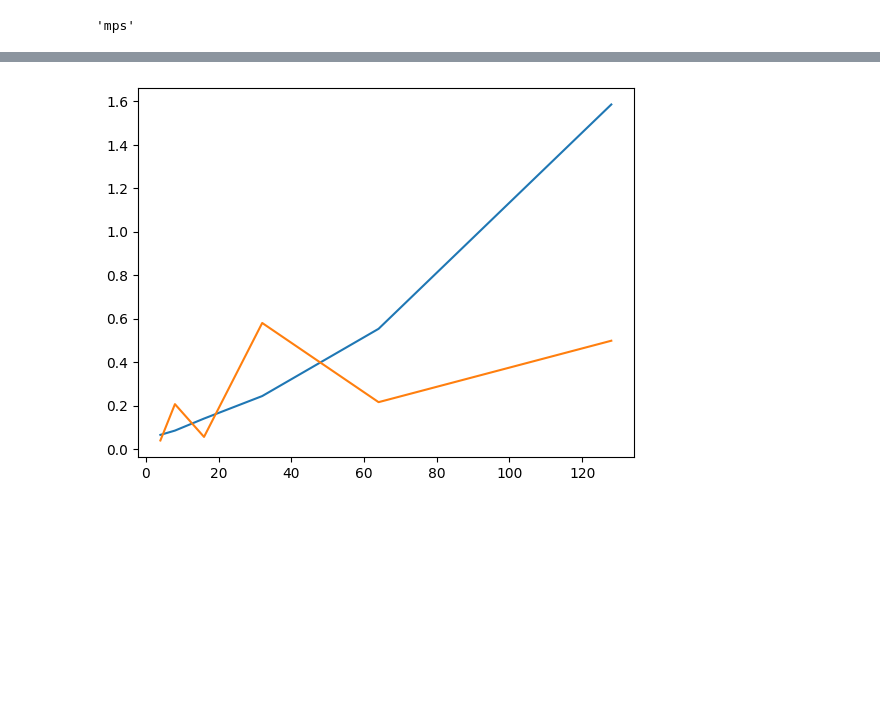
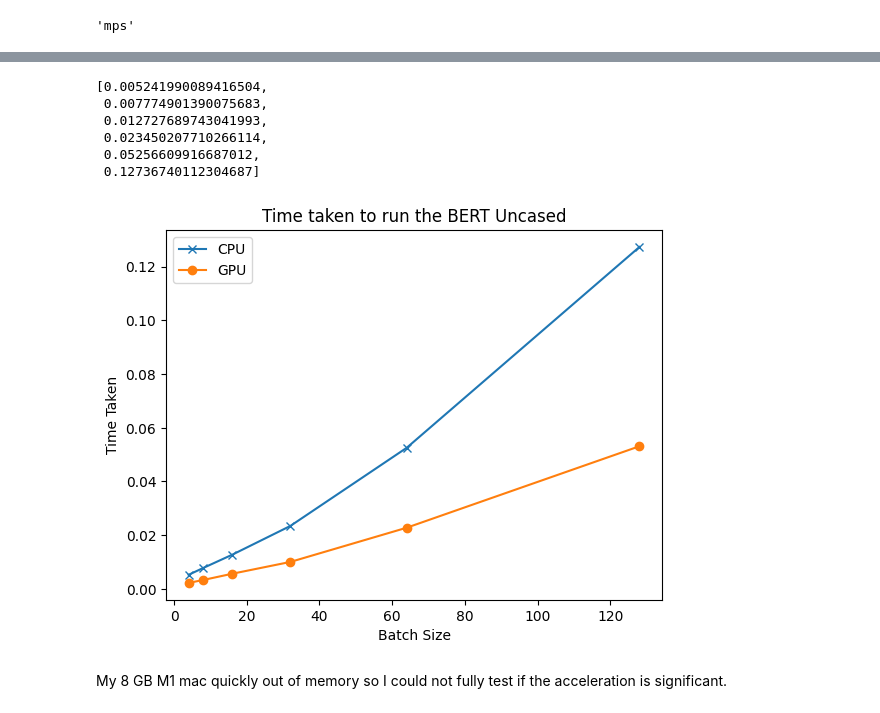
Before and after one commit to drimal/pytorch_acceleration_on_macM1, a Jupyter notebook: notebooks/MPS_Acceleration_tests.ipynb, the cells around one changed output, grey strips where cells are left out. Drawn from its saved outputs; the diff is of its cells as text; code cells hidden in the pictures; blank space fills up the shorter version.

Commit message:
rerun notebook with updated plots

```diff
--- a/notebooks/MPS_Acceleration_tests.ipynb
+++ b/notebooks/MPS_Acceleration_tests.ipynb
@@ -108,10 +88,29 @@ for i in range(2, b):
+# %%
+# Run on CPU
+cpu_times = run_tests()
+# %%
+# Run on GPU
+mps_times = run_tests(on_device='mps')
 # %%
 import matplotlib.pyplot as plt
 # %%
-batch_sizes = [2**i for i in range(2, b)]
+batch_sizes = [2**i for i in range(2, 8)]
+# %%
+cpu_times
+# %% [output]
+[0.005241990089416504,
+ 0.007774901390075683,
+ 0.012727689743041993,
+ 0.023450207710266114,
+ 0.05256609916687012,
+ 0.12736740112304687]
 # %%
-plt.plot(batch_sizes, cpu_times, label='CPU')
-plt.plot(batch_sizes, mps_times, label='GPU')
+plt.plot(batch_sizes, cpu_times, 'x-', label='CPU')
+plt.plot(batch_sizes, mps_times, 'o-', label='GPU')
+plt.xlabel("Batch Size")
+plt.ylabel("Time Taken")
+plt.title("Time taken to run the BERT Uncased")
+plt.legend(loc='best')
 plt.show()
 # %% [output]
-[figure, old version]
+[figure, new version]
@@ -119,0 +117,2 @@ plt.show()
+# %% [markdown]
+My 8 GB M1 mac quickly out of memory so I could not fully test if the acceleration is significant.
```
Also changed, not shown: parts of 5 cells of this notebook.
